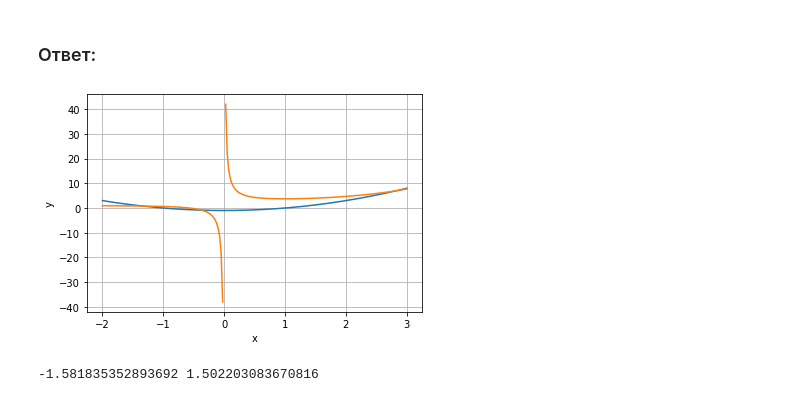
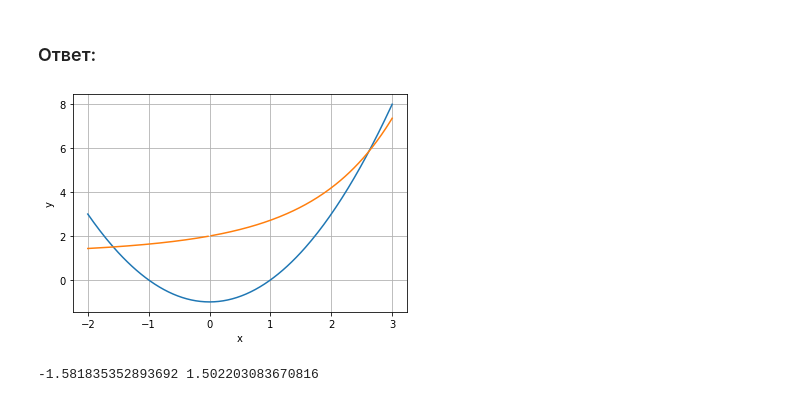
Before and after one commit to VKSi/2019_12_GB_Algebra, a Jupyter notebook: GB Algebra Les_2_3.ipynb, the cells around one changed output. Cells and saved outputs as stored; diff of their text form; code cells hidden in the pictures.

```diff
--- a/GB Algebra Les_2_3.ipynb
+++ b/GB Algebra Les_2_3.ipynb
@@ -330,12 +328,12 @@ pol_segment(10, 1.6, 5, 0)
 # %%
 x = np.linspace(-2, 3, 201)
 plt.plot(x, x**2 -1)
-plt.plot(x, 1 + np.exp(x)/x)
+plt.plot(x, 1 + (np.exp(x) - 1)/x)
 plt.xlabel('x')
 plt.ylabel('y')
 plt.grid(True)
 # %% [output]
-[figure, old version]
+[figure, new version]
 # %%
 from scipy.optimize import fsolve
 
```
Also changed, not shown: parts of 2 cells of this notebook.
